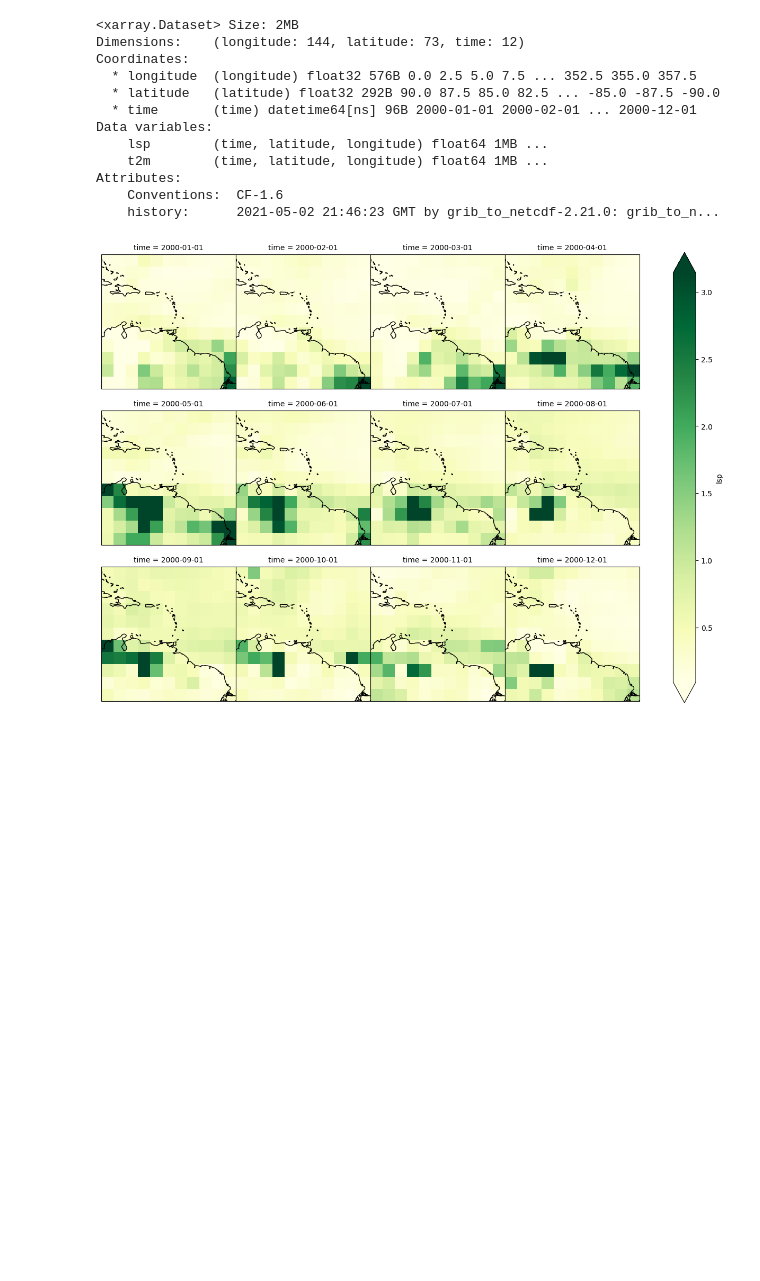
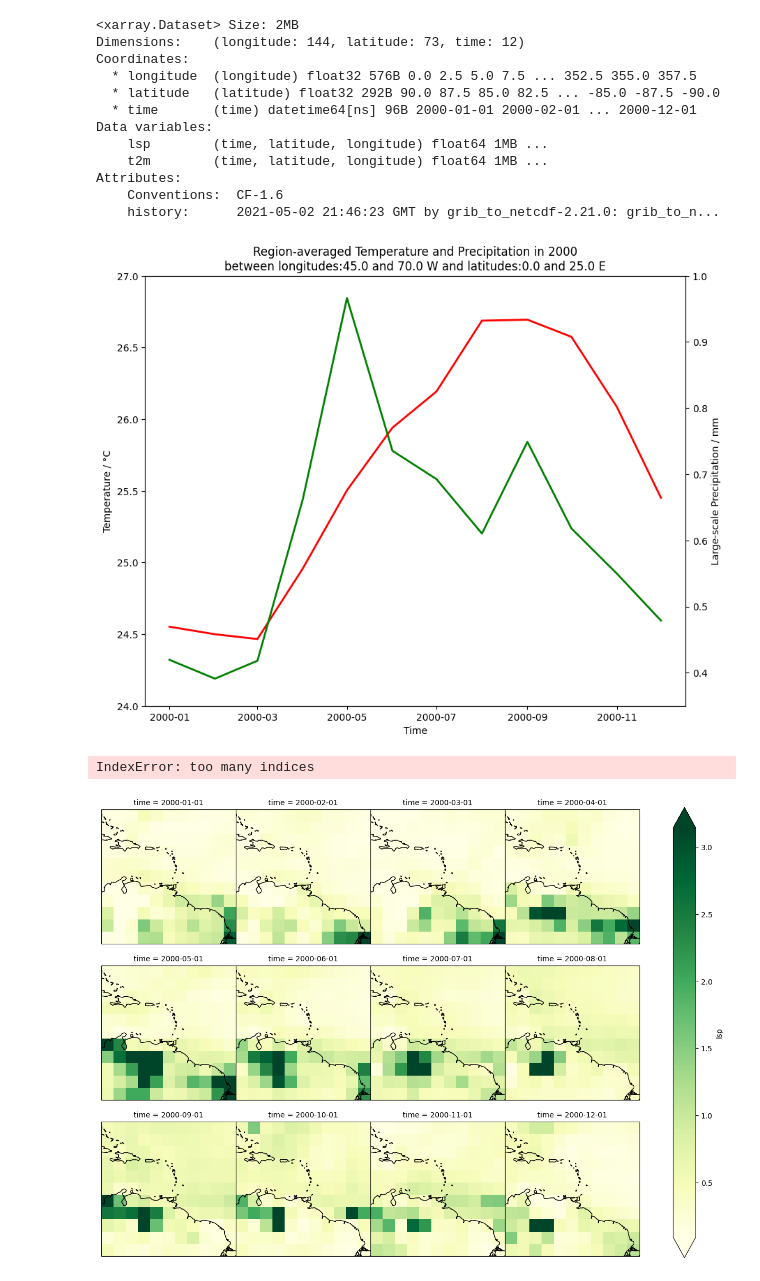
Before and after one commit to ChaPop870/63-527-Data-Analysis-of-Atm-and-Oce-using-Python-Labs, a Jupyter notebook: Lab-Report-2/Lab 3.ipynb, the cells around one changed output. Saved outputs shown, nothing was run; the diff lists cells and outputs as text; code cells hidden in the pictures; blank space fills up the shorter version.

```diff
--- a/Lab-Report-2/Lab 3.ipynb
+++ b/Lab-Report-2/Lab 3.ipynb
@@ -27,6 +26,78 @@ Data variables:
 Attributes:
     Conventions:  CF-1.6
     history:      2021-05-02 21:46:23 GMT by grib_to_netcdf-2.21.0: grib_to_n...
+# %%
+from pathlib import Path
+
+import cartopy.crs as ccrs
+import matplotlib.pyplot as plt
+import numpy as np
+import xarray as xr
+
+path = Path('2000monthly-surft-prec.nc')
+
+ds = xr.open_dataset(path, engine='scipy')
+
+# Coordinates of Sauteurs, Grenada.
+lon_center, lat_center = 298.3, 12.3
+lon = ds['longitude'].sel(longitude=lon_center, method='nearest')
+lat = ds['latitude'].sel(latitude=lat_center, method='nearest')
+
+# Create 25 x 25 degree box around city.
+longitudes: slice = slice(lon-12.5, lon+12.5)
+latitudes: slice = slice(lat+12.5, lat-12.5)
+lons, lats = np.meshgrid(longitudes, latitudes)
+
+# Select mean lsp and t2m across the region.
+lsp = ds['lsp'].sel(latitude=latitudes, longitude=longitudes) * 1000
+lsp_mean = lsp.mean(dim=['latitude', 'longitude'])
+
+t2m = ds['t2m'].sel(latitude=latitudes, longitude=longitudes) - 273.15
+t2m_mean = t2m.mean(dim=['latitude', 'longitude'])
+
+
+# Plotting.
+fig, ax1 = plt.subplots(figsize=(10, 8))
+
+ax1.plot(
+    ds['time'],
+    t2m_mean,
+    color='red',
+    linewidth=2,
+    label="2 m Temperature"
+)
+
+ax1.set_xlabel("Time")
+ax1.set_ylabel("Temperature / °C")
+ax1.set_title(
+    (
+        "Region-averaged Temperature and Precipitation in 2000\n"
+        f"between longitudes:{longitudes.start.values-240} and {longitudes.stop.values-240} W and latitudes:{latitudes.stop.values} and {latitudes.start.values} E"
+    )
+)
+ax1.set_ylim(24, 27)
+
+
+ax2 = ax1.twinx()
+
+ax2.plot(
+    ds['time'],
+    lsp_mean,
+    color='green',
+    linewidth=2,
+    label="LSP Mean"
+)
+ax2.set_ylabel("Large-scale Precipitation / mm")
+ax2.set_ylim(0.35, 1.0)
+
+
+plt.show()
+# %% [output]
+[figure, added]
+# %%
+longitudes.start[0]
+# %% [output]
+IndexError: too many indices
 # %%
 # Coordinates of Sauteurs, Grenada.
 lon_center, lat_center = 298.3, 12.3
```
Also changed, not shown: parts of 8 cells of this notebook.
